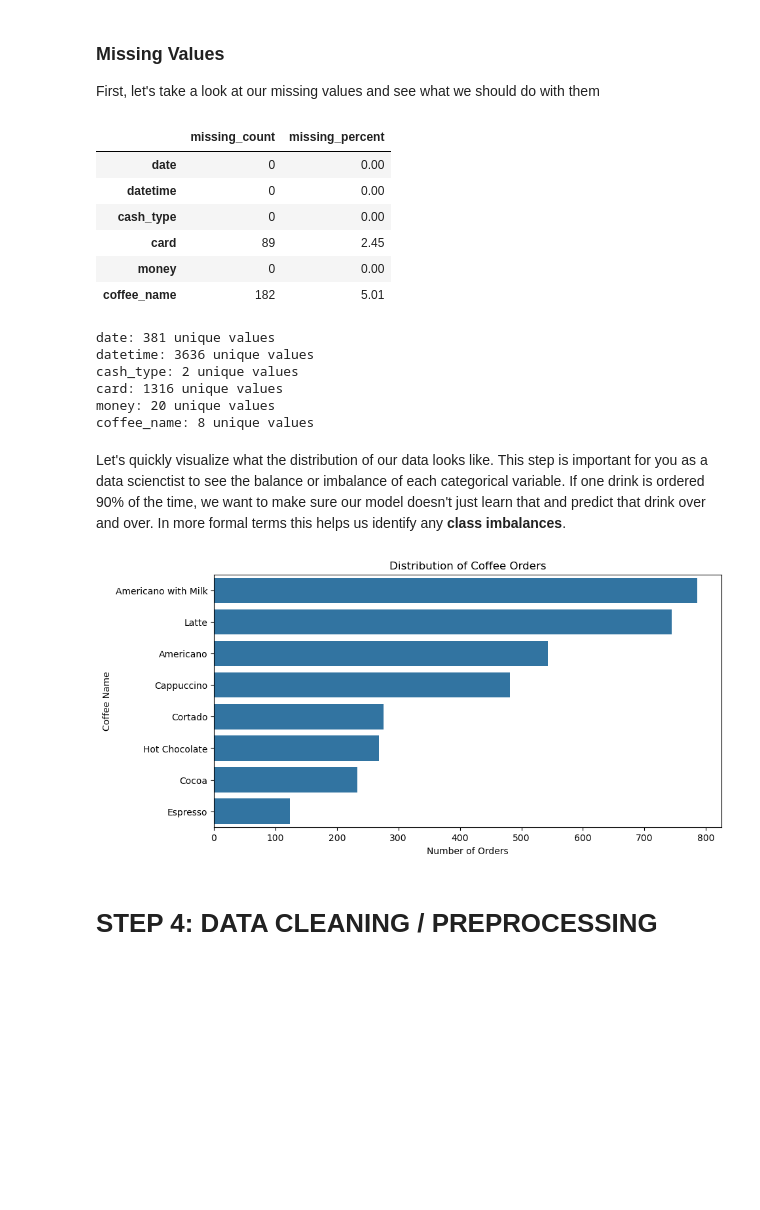
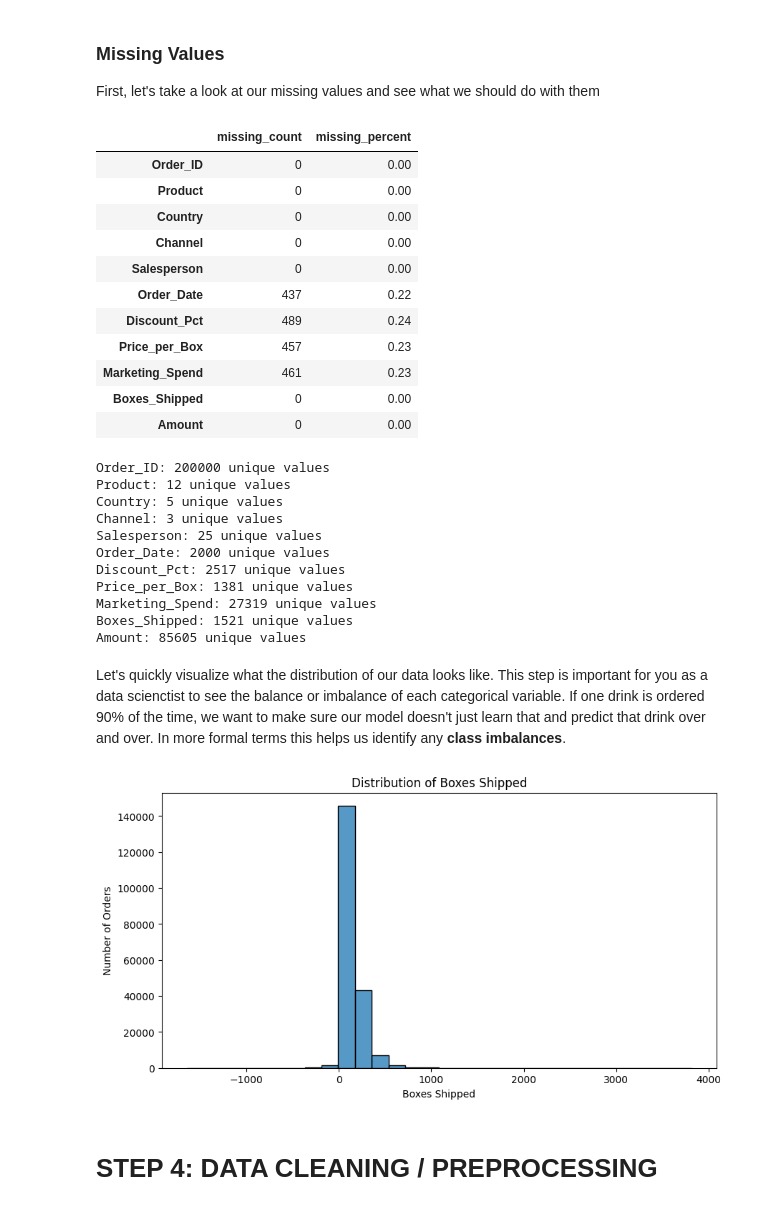
Before and after one commit to alyssalyssalysa/TCG_DSML_PRIMER, a Jupyter notebook: TCG_ML_PRIMER.ipynb, the cells around one changed output. Cells and saved outputs as stored; diff of their text form; code cells hidden in the pictures; blank space fills up the shorter version.

Commit message:
Complete DSML primer with chocolate sales classification model

```diff
--- a/TCG_ML_PRIMER.ipynb
+++ b/TCG_ML_PRIMER.ipynb
@@ -164,8 +168,8 @@ Once you come up with a question, start brainstorming what columns in your datas
 # %% [markdown]
 ## STEP 2: Loading the Dataset ##
 # %%
-df = pd.read_csv("/Users/nikithakerudi/Downloads/archive 2/index_1.csv")
-df.loc[df.sample(frac = 0.05).index, "coffee_name"] = np.nan
+#df = pd.read_csv("/Users/nikithakerudi/Downloads/archive 2/index_1.csv")
+#df.loc[df.sample(frac = 0.05).index, "coffee_name"] = np.nan
 '''This dataset was a little too clean so for the purposes of teaching you guys data cleaning, this line above add some random null
 values so we can see how to deal with them! (most data you encounter in the real world WILL NOT be clean)'''
-df
+df = pd.read_csv("Chocolate_Sales.csv")
@@ -327,35 +349,53 @@ missing_summary = pd.DataFrame({
 missing_summary
 # %% [output]
 |  | missing_count | missing_percent |
-| date | 0 | 0.00 |
-| datetime | 0 | 0.00 |
-| cash_type | 0 | 0.00 |
-| card | 89 | 2.45 |
-| money | 0 | 0.00 |
-| coffee_name | 182 | 5.01 |
+| Order_ID | 0 | 0.00 |
+| Product | 0 | 0.00 |
+| Country | 0 | 0.00 |
+| Channel | 0 | 0.00 |
+| Salesperson | 0 | 0.00 |
+| Order_Date | 437 | 0.22 |
+| Discount_Pct | 489 | 0.24 |
+| Price_per_Box | 457 | 0.23 |
+| Marketing_Spend | 461 | 0.23 |
+| Boxes_Shipped | 0 | 0.00 |
+| Amount | 0 | 0.00 |
 # %%
 # see how many unique values are in each column:
 for col in df.columns:
     print(f"{col}: {df[col].nunique()} unique values")
 # %% [output]
-date: 381 unique values
-datetime: 3636 unique values
-cash_type: 2 unique values
-card: 1316 unique values
-money: 20 unique values
-coffee_name: 8 unique values
+Order_ID: 200000 unique values
+Product: 12 unique values
+Country: 5 unique values
+Channel: 3 unique values
+Salesperson: 25 unique values
+Order_Date: 2000 unique values
+Discount_Pct: 2517 unique values
+Price_per_Box: 1381 unique values
+Marketing_Spend: 27319 unique values
+Boxes_Shipped: 1521 unique values
+Amount: 85605 unique values
 # %% [markdown]
 Let's quickly visualize what the distribution of our data looks like. This step is important for you as a data scienctist to see the balance or imbalance of each categorical variable. If one drink is ordered 90% of the time, we want to make sure our model doesn't just learn that and predict that drink over and over. In more formal terms this helps us identify any **class imbalances**.
 # %%
 # Target distribution: which drinks are most common?
+#plt.figure(figsize=(10, 5))
+#sns.countplot(data=df, y="coffee_name", order=df["coffee_name"].value_counts().index)
+#plt.title("Distribution of Coffee Orders")
+#plt.xlabel("Number of Orders")
+#plt.ylabel("Coffee Name")
+#plt.show()
+
 plt.figure(figsize=(10, 5))
-sns.countplot(data=df, y="coffee_name", order=df["coffee_name"].value_counts().index)
-plt.title("Distribution of Coffee Orders")
-plt.xlabel("Number of Orders")
-plt.ylabel("Coffee Name")
+sns.histplot(data=df, x="Boxes_Shipped", bins=30)
+plt.title("Distribution of Boxes Shipped")
+plt.xlabel("Boxes Shipped")
+plt.ylabel("Number of Orders")
+
 plt.show()
 # %% [output]
-[figure, old version]
+[figure, new version]
 # %% [markdown]
 # STEP 4: DATA CLEANING / PREPROCESSING
 # %% [markdown]
```
Also changed, not shown: parts of 34 cells of this notebook, 1 other file.
